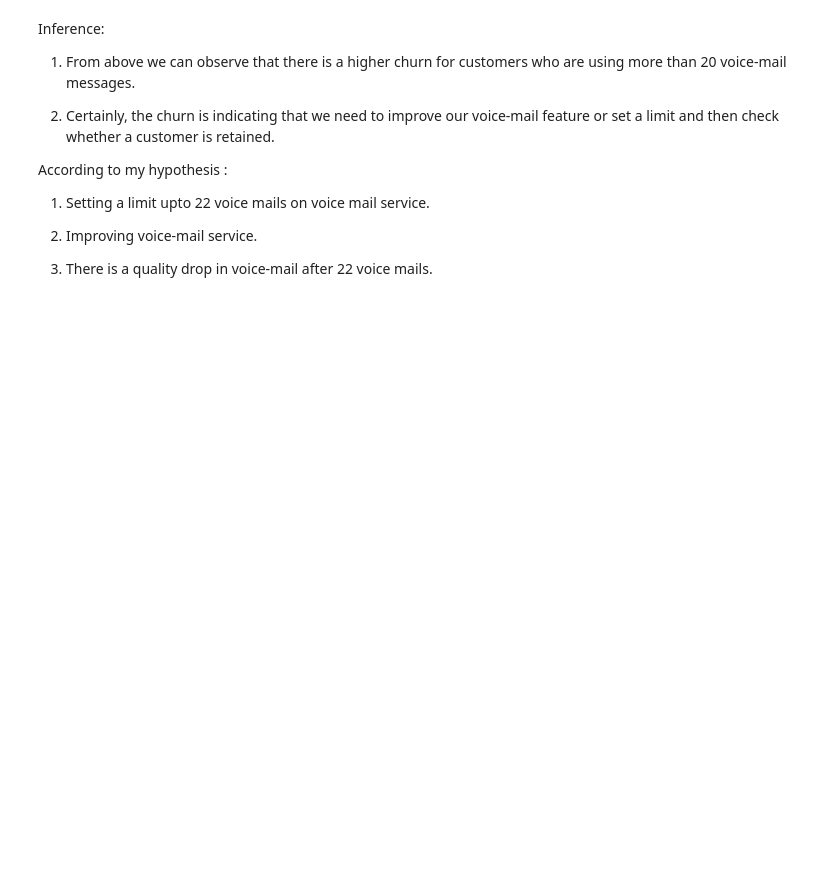
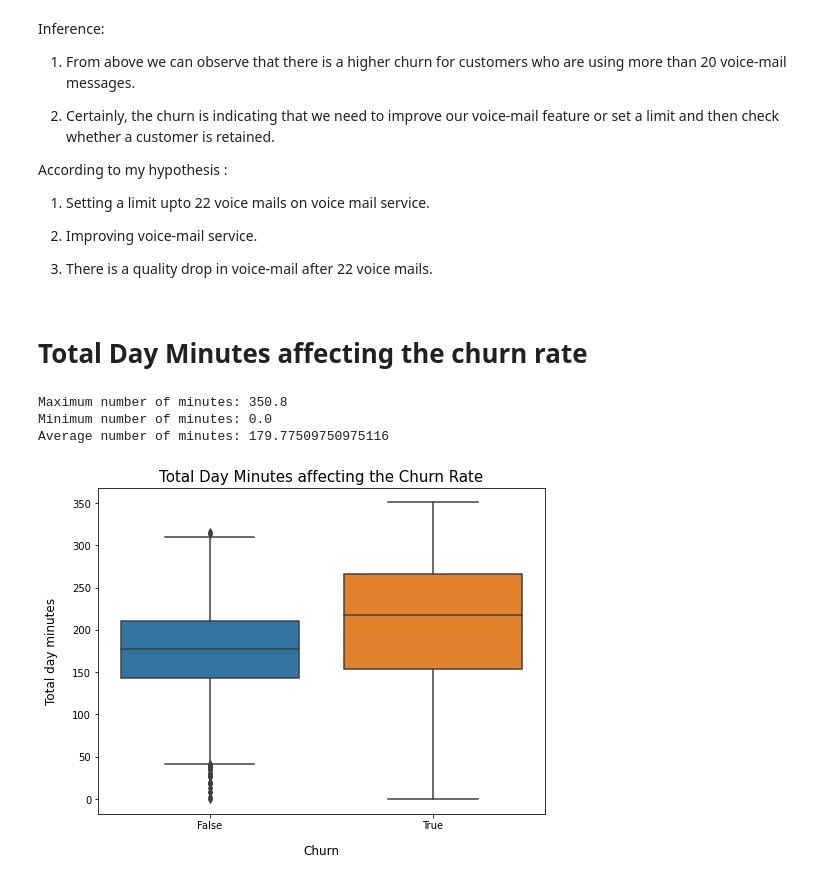
Before and after one commit to Akshadanair/Telecom-Churn-Analysis, a Jupyter notebook: Telecom_Churn_Analysis_Capstone_Project.ipynb, the cells around one changed output. Saved outputs shown, nothing was run; the diff lists cells and outputs as text; code cells hidden in the pictures; blank space fills up the shorter version.

Commit message:
Third Commit Churn Analysis

```diff
--- a/Telecom_Churn_Analysis_Capstone_Project.ipynb
+++ b/Telecom_Churn_Analysis_Capstone_Project.ipynb
@@ -377,3 +377,29 @@ According to my hypothesis :
 2. Improving voice-mail service.
 
 3. There is a quality drop in voice-mail after 22 voice mails.
+# %% [markdown]
+# **Total Day Minutes affecting the churn rate**
+# %%
+#Printing maximum, minimum and average number of minutes in morning
+
+print('Maximum number of minutes:',telecom_data['Total day minutes'].max())
+print('Minimum number of minutes:',telecom_data['Total day minutes'].min())
+print('Average number of minutes:',telecom_data['Total day minutes'].mean())
+# %% [output]
+Maximum number of minutes: 350.8
+Minimum number of minutes: 0.0
+Average number of minutes: 179.77509750975116
+# %%
+#Total Day Minutes affecting the churn rate
+
+#setting figure size
+fig = plt.figure(figsize=(8,6))
+
+#Creating boxplot
+sns.boxplot(y= telecom_data['Total day minutes'], x = telecom_data['Churn'])
+plt.xlabel("Churn", labelpad=14, fontsize = 12)
+plt.ylabel("Total day minutes", labelpad=14, fontsize = 12)
+plt.title("Total Day Minutes affecting the Churn Rate", fontsize = 15)
+plt.show()
+# %% [output]
+[figure, added]
```
Also changed, not shown: parts of 10 cells of this notebook.
